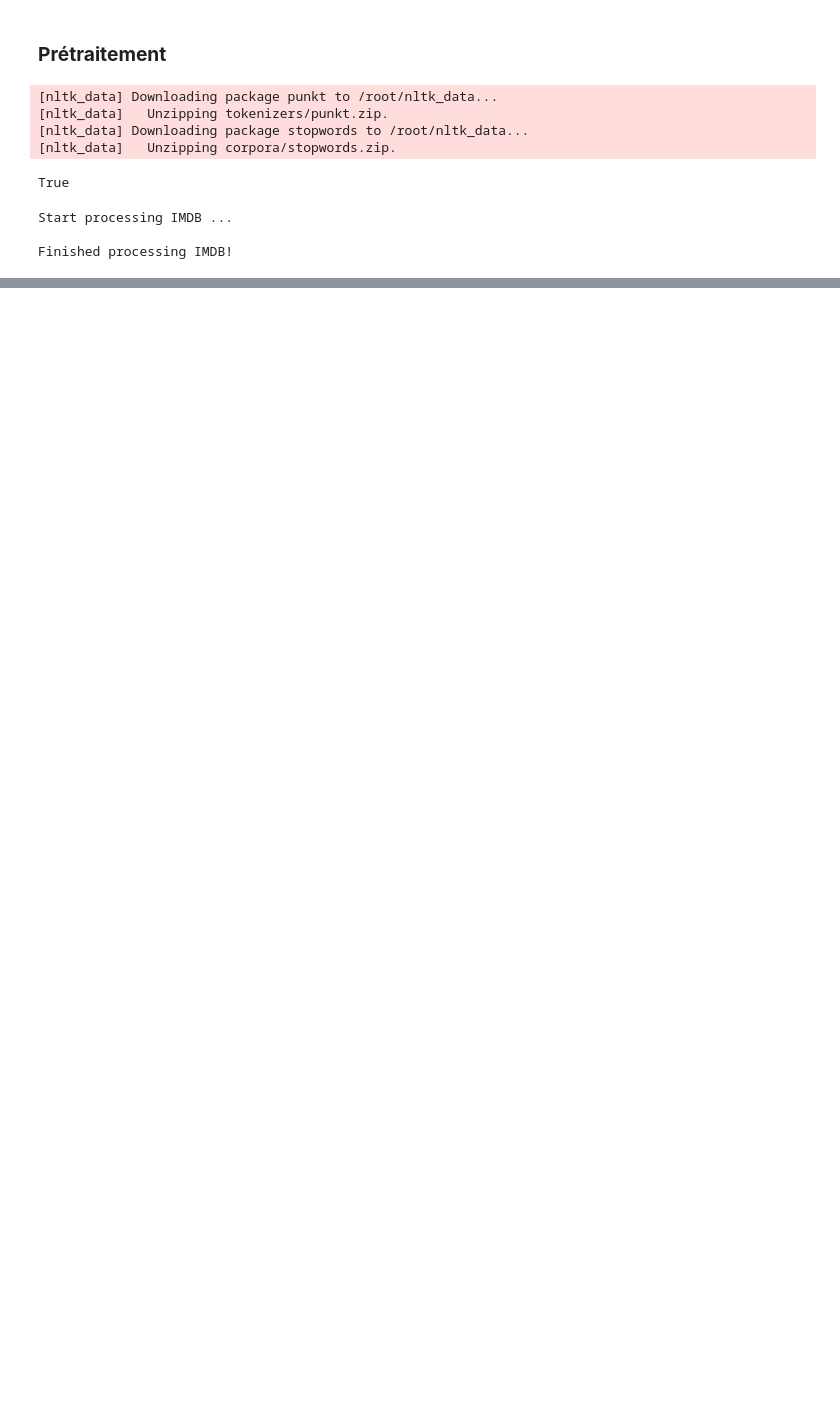
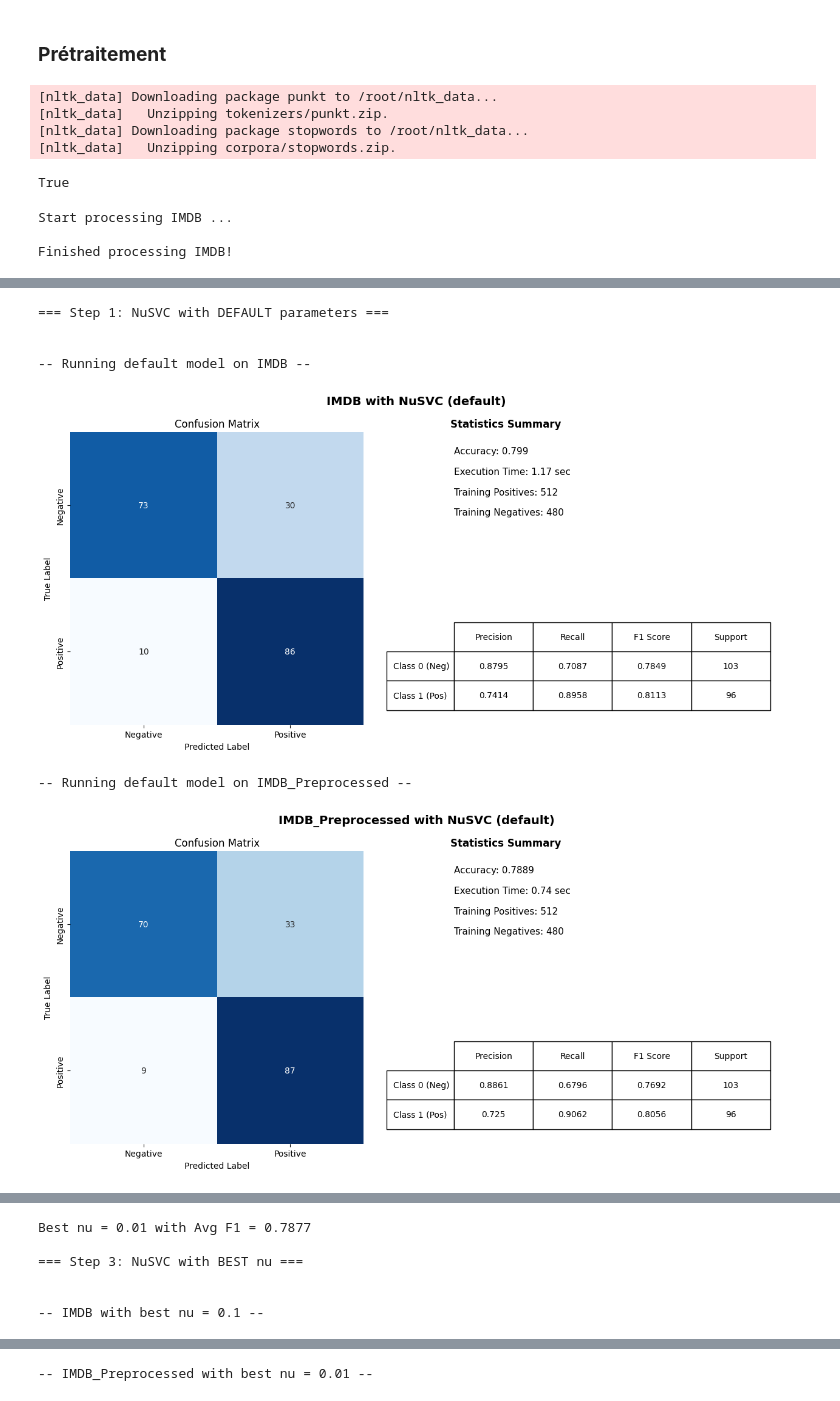
Before and after one commit to yasser-1R/sentiment-analysis-project, a Jupyter notebook: IMDB/IMDB.ipynb, the cells around one changed output, grey strips where cells are left out. Cells and saved outputs as stored; diff of their text form; code cells hidden in the pictures; blank space fills up the shorter version.

```diff
--- a/IMDB/IMDB.ipynb
+++ b/IMDB/IMDB.ipynb
@@ -167,0 +807,73 @@ Finished processing IMDB!
+# %%
+from sklearn.svm import NuSVC
+
+param_values = [0.01, 0.1, 0.3, 0.5, 0.7, 0.9]
+best_params = {}
+all_NuSVC_results = []
+
+# === Step 1: NuSVC with default Nu
+print("\n=== Step 1: NuSVC with DEFAULT parameters ===\n")
+for label, (X_train, X_test, y_train, y_test, df) in datasets.items():
+    print(f"\n-- Running default model on {label} --")
+    result = run_model_on_vectorized_data(
+        X_train_tfidf=X_train,
+        X_test_tfidf=X_test,
+        y_train=y_train,
+        y_test=y_test,
+        df=df,
+        model_class=NuSVC,
+        model_name="NuSVC (default)",
+        dataset_name=label,
+    )
+    result["Model Group"] = "NuSVC"
+    all_NuSVC_results.append(result)
+
+# === Step 2: Hyperparameter tuning (nu)
+print("\n=== Step 2: Tuning nu for NuSVC ===\n")
+for label, (X_train, X_test, y_train, y_test, df) in datasets.items():
+    print(f"\n-- Tuning {label} --")
+    best_nu = test_model_with_param_from_vectorized_data(
+        X_train_tfidf=X_train,
+        X_test_tfidf=X_test,
+        y_train=y_train,
+        y_test=y_test,
+        df=df,
+        model_class=NuSVC,
+        param_name="nu",
+        param_values=param_values,
+        dataset_label=label
+    )
+    best_params[label] = best_nu
+
+# === Step 3: Evaluate with best nu
+print("\n=== Step 3: NuSVC with BEST nu ===\n")
+for label, (X_train, X_test, y_train, y_test, df) in datasets.items():
+    best_nu = best_params[label]
+    print(f"\n-- {label} with best nu = {best_nu} --")
+    result = run_model_on_vectorized_data(
+        X_train_tfidf=X_train,
+        X_test_tfidf=X_test,
+        y_train=y_train,
+        y_test=y_test,
+        df=df,
+        model_class=NuSVC,
+        model_name=f"NuSVC (nu={best_nu})",
+        dataset_name=label,
+        model_params={"nu": best_nu}
+    )
+    result["Model Group"] = "NuSVC"
+    all_NuSVC_results.append(result)
+
+# === Save and append
+results_df = pd.DataFrame(all_NuSVC_results)
+results_df.to_csv("NuSVC_Results.csv", index=False, encoding="utf-8-sig")
+print("Results saved to 'NuSVC_Results.csv'")
+all_Algo_results = pd.concat([all_Algo_results, results_df], ignore_index=True)
+# %% [output]
+=== Step 1: NuSVC with DEFAULT parameters ===
+
+
+-- Running default model on IMDB --
+[figure, added]
+-- Running default model on IMDB_Preprocessed --
+[figure, added]
@@ -167,0 +907,6 @@ Finished processing IMDB!
+Best nu = 0.01 with Avg F1 = 0.7877
+
+=== Step 3: NuSVC with BEST nu ===
+
+
+-- IMDB with best nu = 0.1 --
@@ -167,0 +914 @@ Finished processing IMDB!
+-- IMDB_Preprocessed with best nu = 0.01 --
```
Also changed, not shown: parts of 37 cells of this notebook, 5 other files.
